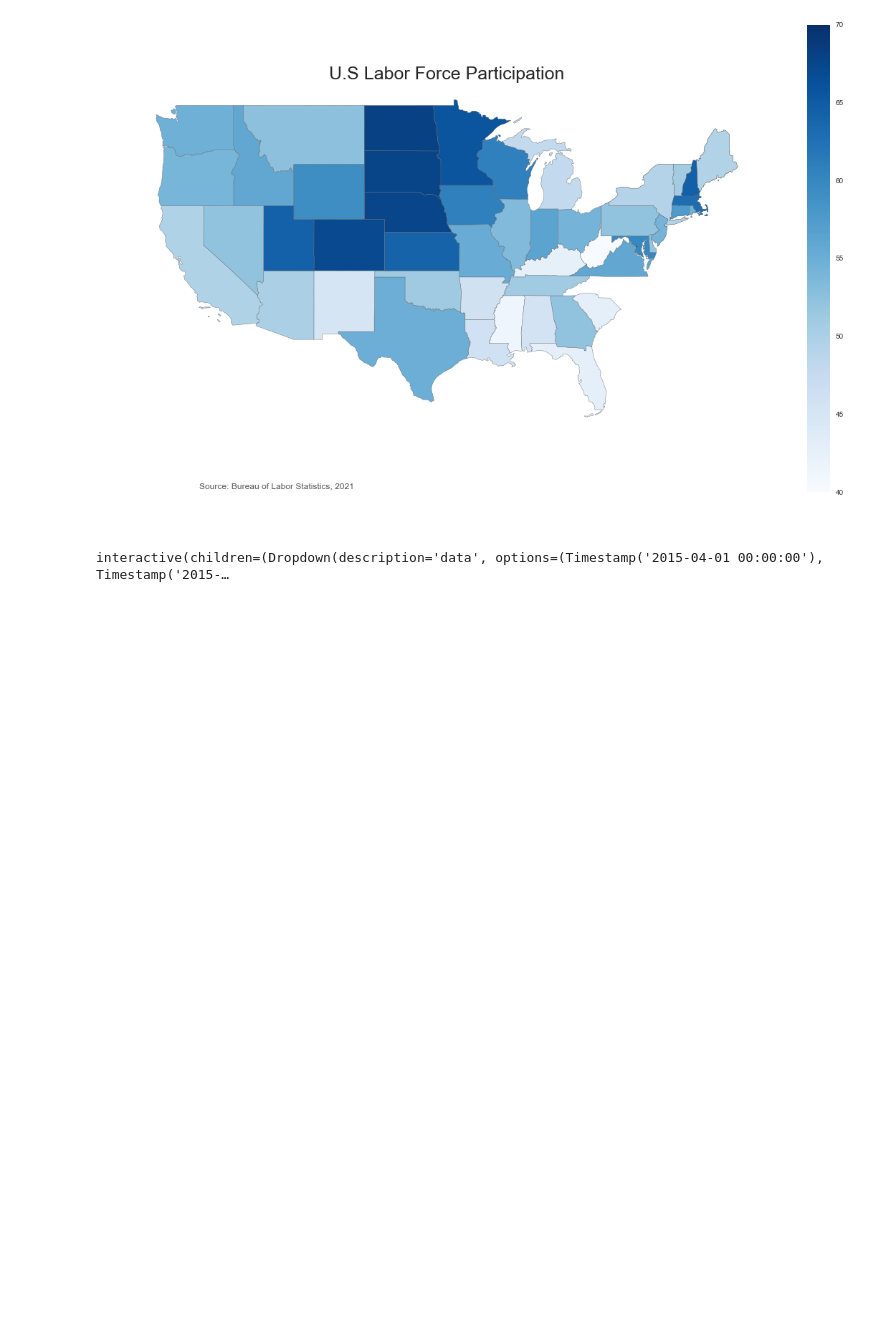
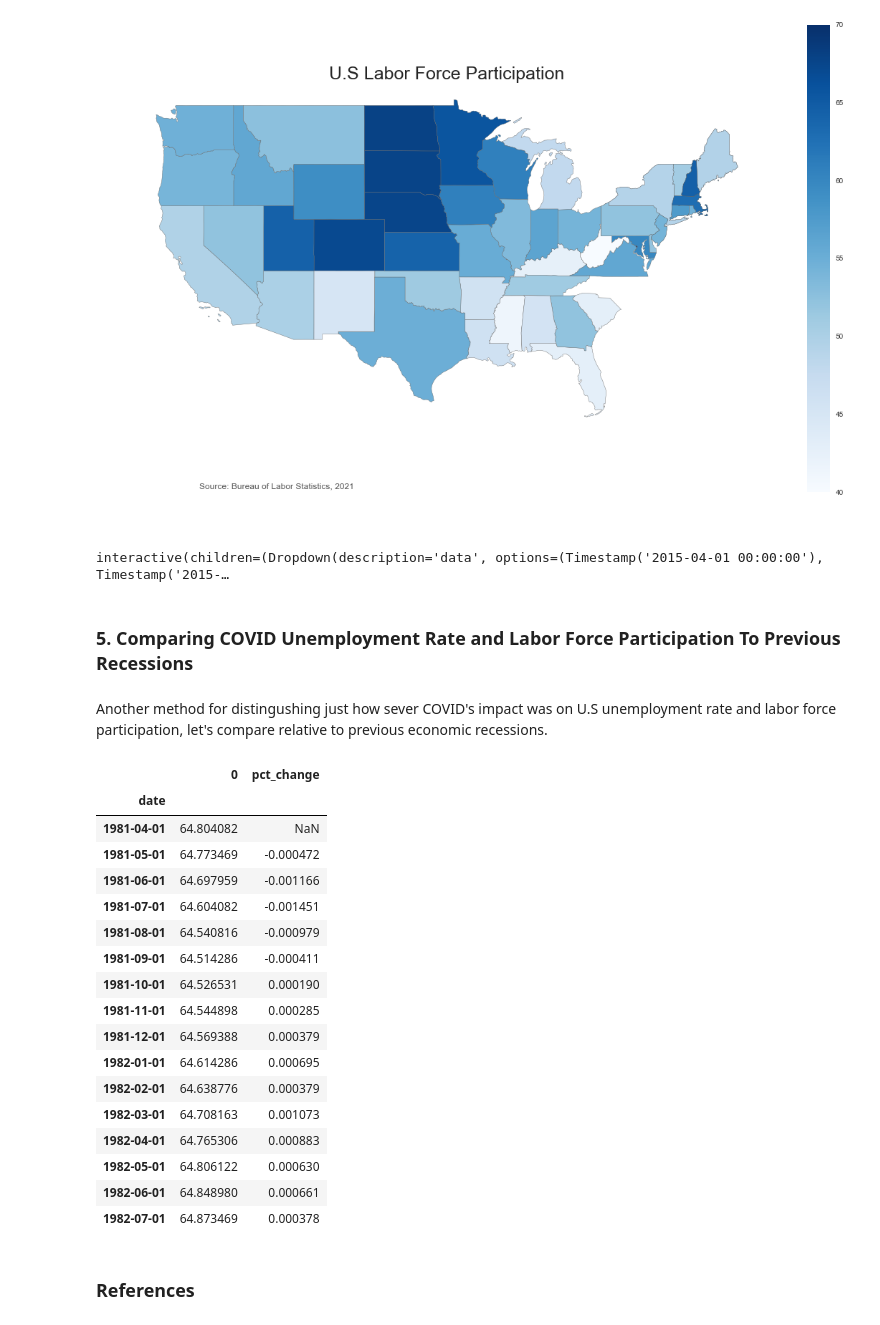
Before and after one commit to vgm236/ferrante_moreira_data_project, a Jupyter notebook: app/ferrante_moreira_project.ipynb, the cells around one changed output. Saved outputs shown, nothing was run; the diff lists cells and outputs as text; code cells hidden in the pictures; blank space fills up the shorter version.

Commit message:
previous recessions

```diff
--- a/app/ferrante_moreira_project.ipynb
+++ b/app/ferrante_moreira_project.ipynb
@@ -887,3 +891,61 @@ slide = FloatSlider(
 ouput = interact(states_plot, data=states_full["date"])
 # %% [output]
 interactive(children=(Dropdown(description='data', options=(Timestamp('2015-04-01 00:00:00'), Timestamp('2015-…
+# %% [markdown]
+### 5. Comparing COVID Unemployment Rate and Labor Force Participation To Previous Recessions
+# %% [markdown]
+Another method for distingushing just how sever COVID's impact was on U.S unemployment rate and labor force participation, let's compare relative to previous economic recessions.
+# %%
+# Build subsets for each recession
+
+# Q2 1979 - Q3 1980
+recession_79 = df_ur_lfp.query("date >= '1979-01-01'"
+    ).query("date <= '1980-07-01'")
+
+# Q2 1981 - Q3 1982
+recession_81 = df_ur_lfp.query("date >= '1981-04-01'"
+    ).query("date <= '1982-07-01'")
+
+# Q4 1989 - Q2 1991
+recession_89 = df_ur_lfp.query("date >= '1989-10-01'"
+    ).query("date <= '1991-04-01'")
+
+# Q1 2001 - Q4 2001
+recession_01 = df_ur_lfp.query("date >= '2001-01-01'"
+    ).query("date <= '2001-10-01'")
+
+# Q4 2007 - Q1 2009
+recession_07 = df_ur_lfp.query("date >= '2007-10-01'"
+    ).query("date <= '2009-01-01'")
+
+#Q1 2020 - Q3 2020
+recession_covid = df_ur_lfp.query("date >= '2020-01-01'"
+    ).query("date <= '2020-07-01'")
+# %%
+# Build charts to show variation in historical recession UP and LFP
+
+#recession_79["labor_force_participation"].mean(axis=1).plot()
+
+rec_81 = recession_81["labor_force_participation"].mean(axis=1)
+rec_81 = pd.DataFrame(rec_81)
+rec_81["pct_change"] = ((rec_81 - rec_81.shift()) / rec_81.shift())
+rec_81
+# %% [output]
+|  | 0 | pct_change |
+| date |  |  |
+| 1981-04-01 | 64.804082 | NaN |
+| 1981-05-01 | 64.773469 | -0.000472 |
+| 1981-06-01 | 64.697959 | -0.001166 |
+| 1981-07-01 | 64.604082 | -0.001451 |
+| 1981-08-01 | 64.540816 | -0.000979 |
+| 1981-09-01 | 64.514286 | -0.000411 |
+| 1981-10-01 | 64.526531 | 0.000190 |
+| 1981-11-01 | 64.544898 | 0.000285 |
+| 1981-12-01 | 64.569388 | 0.000379 |
+| 1982-01-01 | 64.614286 | 0.000695 |
+| 1982-02-01 | 64.638776 | 0.000379 |
+| 1982-03-01 | 64.708163 | 0.001073 |
+| 1982-04-01 | 64.765306 | 0.000883 |
+| 1982-05-01 | 64.806122 | 0.000630 |
+| 1982-06-01 | 64.848980 | 0.000661 |
+| 1982-07-01 | 64.873469 | 0.000378 |
@@ -889,0 +954,2 @@ interactive(children=(Dropdown(description='data', options=(Timestamp('2015-04-0
+# %% [markdown]
+### References
```
Also changed, not shown: parts of 4 cells of this notebook.
